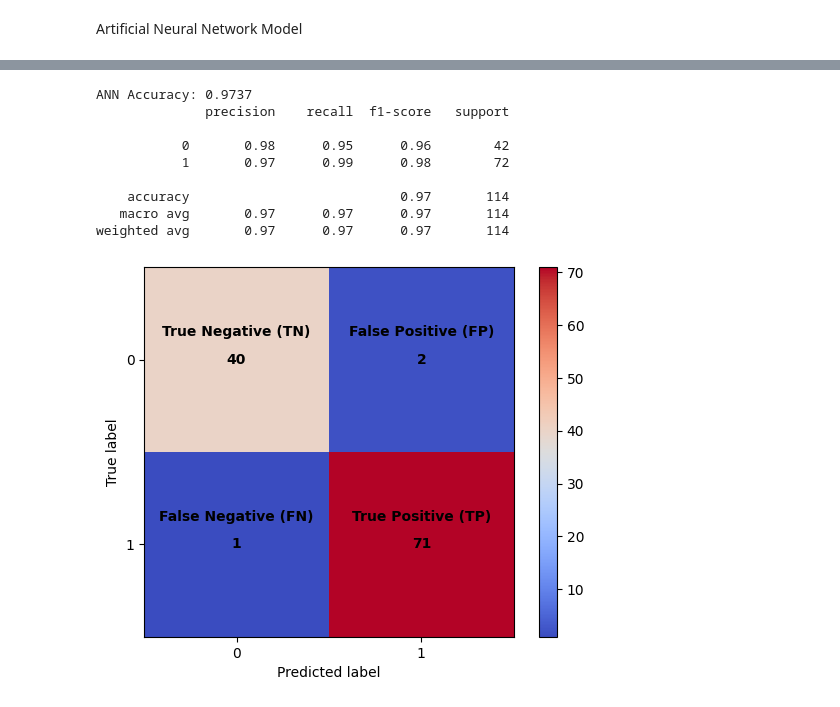
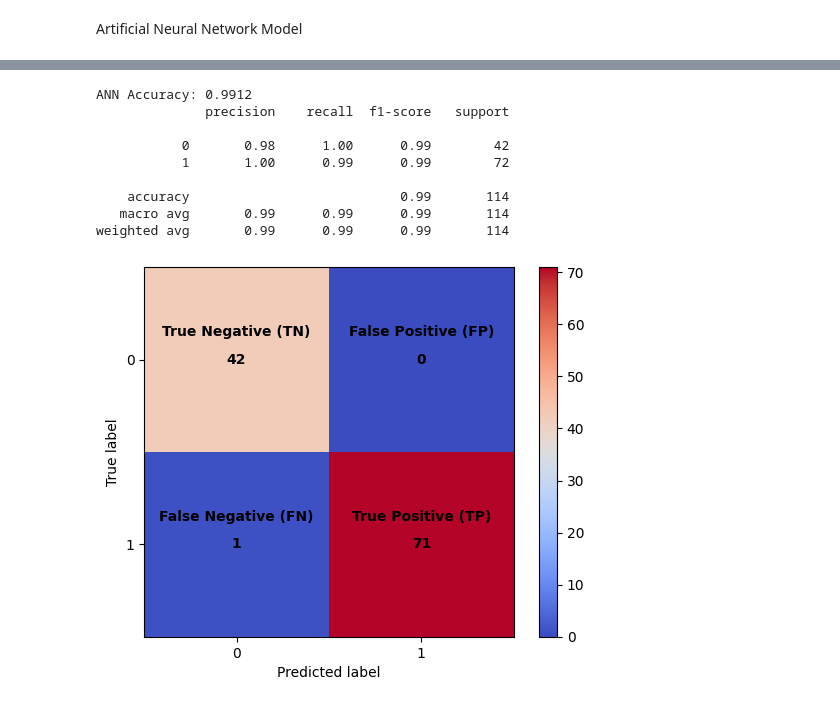
Before and after one commit to laurelfishburn/APCProject, a Jupyter notebook: models/Neural Network Model.ipynb, the cells around one changed output, grey strips where cells are left out. Drawn from its saved outputs; the diff is of its cells as text; code cells hidden in the pictures.

Commit message:
update model

```diff
--- a/models/Neural Network Model.ipynb
+++ b/models/Neural Network Model.ipynb
@@ -98,55 +148,35 @@ Artificial Neural Network Model
 # %%
-from sklearn.neural_network import MLPClassifier
-from sklearn.metrics import confusion_matrix,ConfusionMatrixDisplay
-from sklearn.metrics import classification_report, accuracy_score
+#model with best parameter combination
 
+ann_model=MLPClassifier(hidden_layer_sizes=10, learning_rate_init=0.01, max_iter=50,random_state=0)
+ann_model.fit(X_train2, y_train)
 
-#parameter grids
-hidden_layer_sizes_list = [(10,),(50,),(100,),(50,50)]
-learning_rate_init_list = [0.1, 0.01, 0.001]
-max_iter_list = [100,200,300]
-
-results = []
-
-for hls in hidden_layer_sizes_list:
-    for lr_init in learning_rate_init_list:
-        for max_it in max_iter_list:
-            #create and train model
-            ann_model=MLPClassifier(hidden_layer_sizes=hls, learning_rate_init=lr_init, max_iter=max_it,random_state=0)
-            ann_model.fit(X_train2, y_train)
-
-            y_pred_ann = ann_model.predict(X_test2)
-            accuracy_ann = accuracy_score(y_test, y_pred_ann)
-
-            results.append({'hidden_layer_sizes': hls, 'learning_rate_init': lr_init, 'max_iter': max_it, 'accuracy':accuracy_ann})
-
-
-df_results = pd.DataFrame(results)
-print(df_results)
+y_pred_ann = ann_model.predict(X_test2)
+accuracy_ann = accuracy_score(y_test, y_pred_ann)
 
 print(f"ANN Accuracy: {accuracy_ann:.4f}")
 print(classification_report(y_test, y_pred_ann))
 
 
 # Confusion Matrix
 conf_matrix_ann = confusion_matrix(y_test, y_pred_ann)
 
 # Plot the confusion matrix
 disp = ConfusionMatrixDisplay(confusion_matrix=conf_matrix_ann, display_labels=[0, 1])
 disp.plot(cmap='coolwarm', text_kw={'color': 'black', 'fontsize': 10, 'fontweight': 'bold'})
 # Add labels directly on top of the numbers
 labels = [["True Negative (TN)", "False Positive (FP)"], ["False Negative (FN)", "True Positive (TP)"]]
 for i in range(2):
     for j in range(2):
         plt.text(j, i - 0.15, labels[i][j], ha='center', va='center', color='black', fontsize=10, fontweight='bold')
 # %% [output]
-ANN Accuracy: 0.9737
+ANN Accuracy: 0.9912
               precision    recall  f1-score   support
 
-           0       0.98      0.95      0.96        42
-           1       0.97      0.99      0.98        72
+           0       0.98      1.00      0.99        42
+           1       1.00      0.99      0.99        72
 
-    accuracy                           0.97       114
-   macro avg       0.97      0.97      0.97       114
-weighted avg       0.97      0.97      0.97       114
+    accuracy                           0.99       114
+   macro avg       0.99      0.99      0.99       114
+weighted avg       0.99      0.99      0.99       114
-[figure, old version]
+[figure, new version]
```
Also changed, not shown: parts of 1 cell of this notebook.
